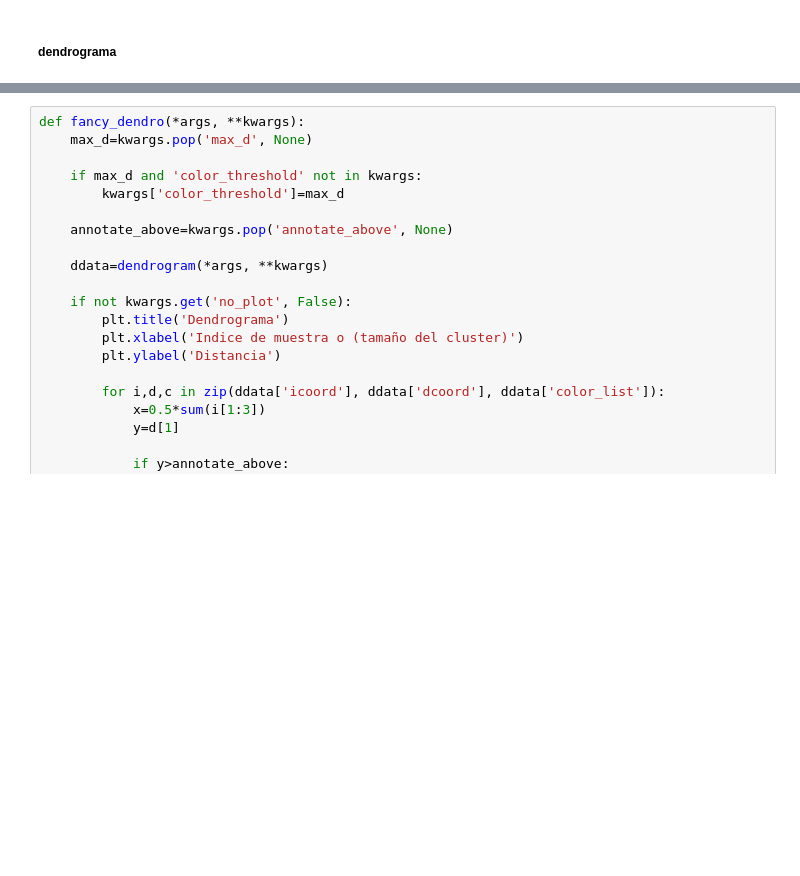
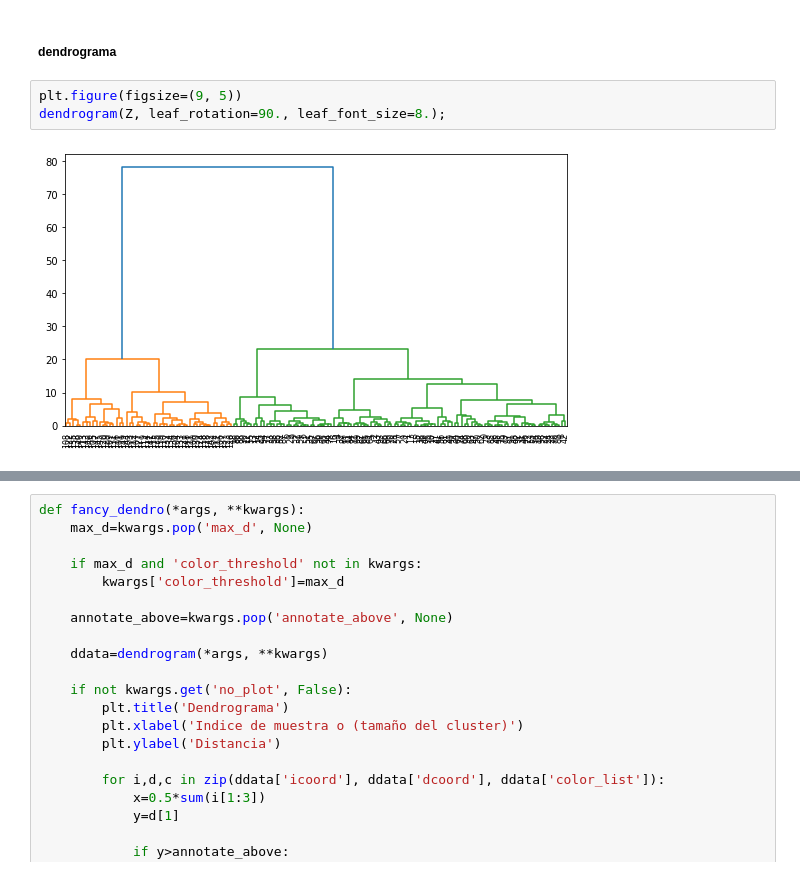
Before and after one commit to Pomilusky/apuntes_clase, a Jupyter notebook: semana_7/1.1 - Intro Unsupervised Learning.ipynb, the cells around one changed output, grey strips where cells are left out. Cells and saved outputs as stored; diff of their text form; blank space fills up the shorter version.

```diff
--- a/semana_7/1.1 - Intro Unsupervised Learning.ipynb
+++ b/semana_7/1.1 - Intro Unsupervised Learning.ipynb
@@ -90,2 +329,7 @@ https://es.wikipedia.org/wiki/M%C3%A9todo_de_Ward
 # %% [markdown]
 ##### dendrograma
+# %%
+plt.figure(figsize=(9, 5))
+dendrogram(Z, leaf_rotation=90., leaf_font_size=8.);
+# %% [output]
+[figure, added]
```
Also changed, not shown: parts of 52 cells of this notebook.
